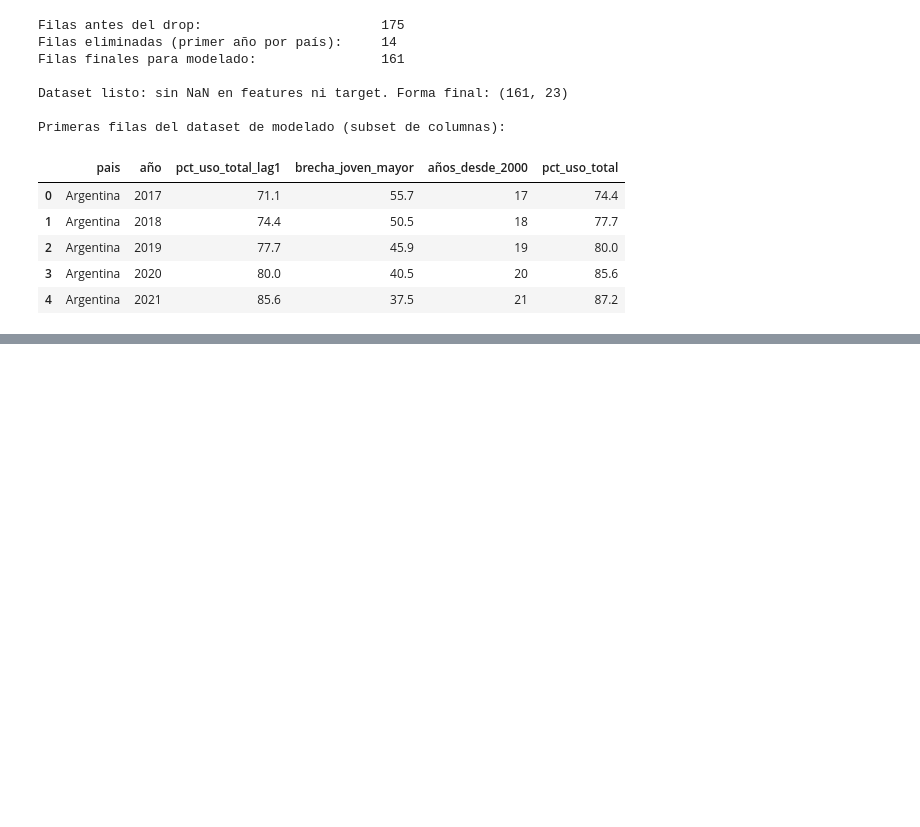
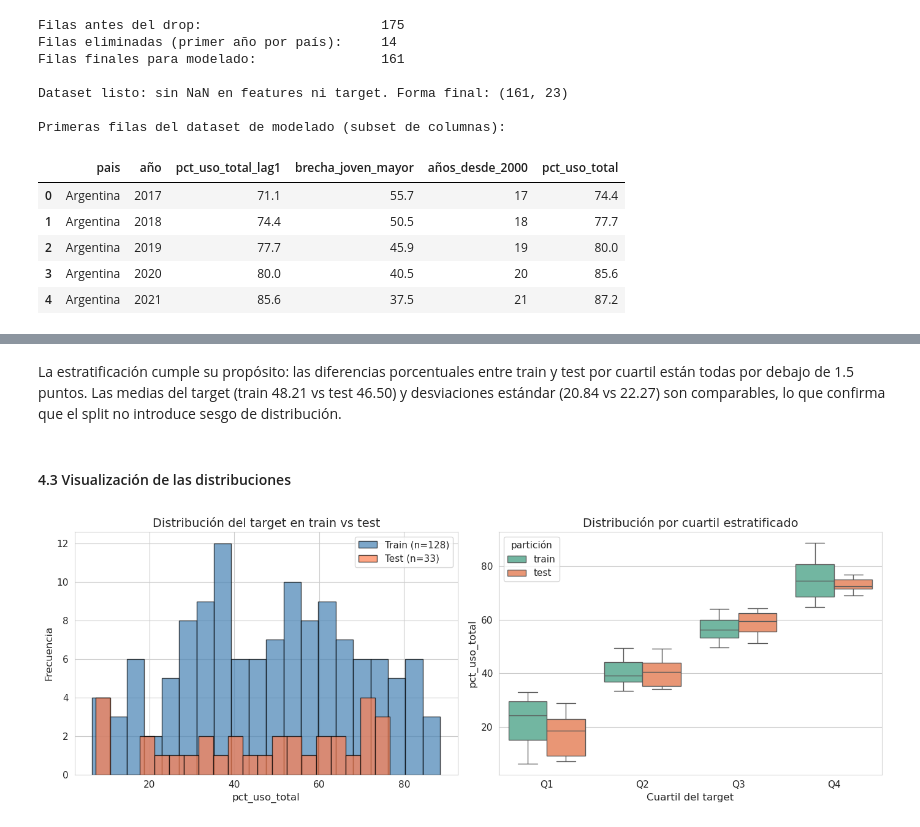
Before and after one commit to Tunchxz/CC3074-Proyecto-Final, a Jupyter notebook: Week-3.ipynb, the cells around one changed output, grey strips where cells are left out. Drawn from its saved outputs; the diff is of its cells as text; code cells hidden in the pictures; blank space fills up the shorter version.

```diff
--- a/Week-3.ipynb
+++ b/Week-3.ipynb
@@ -356,0 +439,33 @@ Primeras filas del dataset de modelado (subset de columnas):
+# %% [markdown]
+La estratificación cumple su propósito: las diferencias porcentuales entre train y test por cuartil están todas por debajo de 1.5 puntos. Las medias del target (train 48.21 vs test 46.50) y desviaciones estándar (20.84 vs 22.27) son comparables, lo que confirma que el split no introduce sesgo de distribución.
+# %% [markdown]
+#### 4.3 Visualización de las distribuciones
+# %%
+fig, axes = plt.subplots(1, 2, figsize=(14, 5))
+
+# Histograma comparativo
+axes[0].hist(y_train, bins=20, alpha=0.7, label=f'Train (n={len(y_train)})', color='steelblue', edgecolor='black')
+axes[0].hist(y_test,  bins=20, alpha=0.7, label=f'Test (n={len(y_test)})',   color='coral',     edgecolor='black')
+axes[0].set_xlabel('pct_uso_total')
+axes[0].set_ylabel('Frecuencia')
+axes[0].set_title('Distribución del target en train vs test')
+axes[0].legend()
+
+# Boxplot por cuartil estratificado
+data_box = pd.DataFrame({
+    'pct_uso_total': pd.concat([y_train, y_test], ignore_index=True),
+    'partición':     ['train'] * len(y_train) + ['test'] * len(y_test),
+    'cuartil':       list(estratos_train) + list(estratos_test),
+})
+sns.boxplot(
+    data=data_box, x='cuartil', y='pct_uso_total', hue='partición',
+    ax=axes[1], palette='Set2', order=['Q1', 'Q2', 'Q3', 'Q4'],
+)
+axes[1].set_title('Distribución por cuartil estratificado')
+axes[1].set_xlabel('Cuartil del target')
+axes[1].set_ylabel('pct_uso_total')
+
+plt.tight_layout()
+plt.show()
+# %% [output]
+[figure, added]
```
Also changed, not shown: parts of 5 cells of this notebook.
